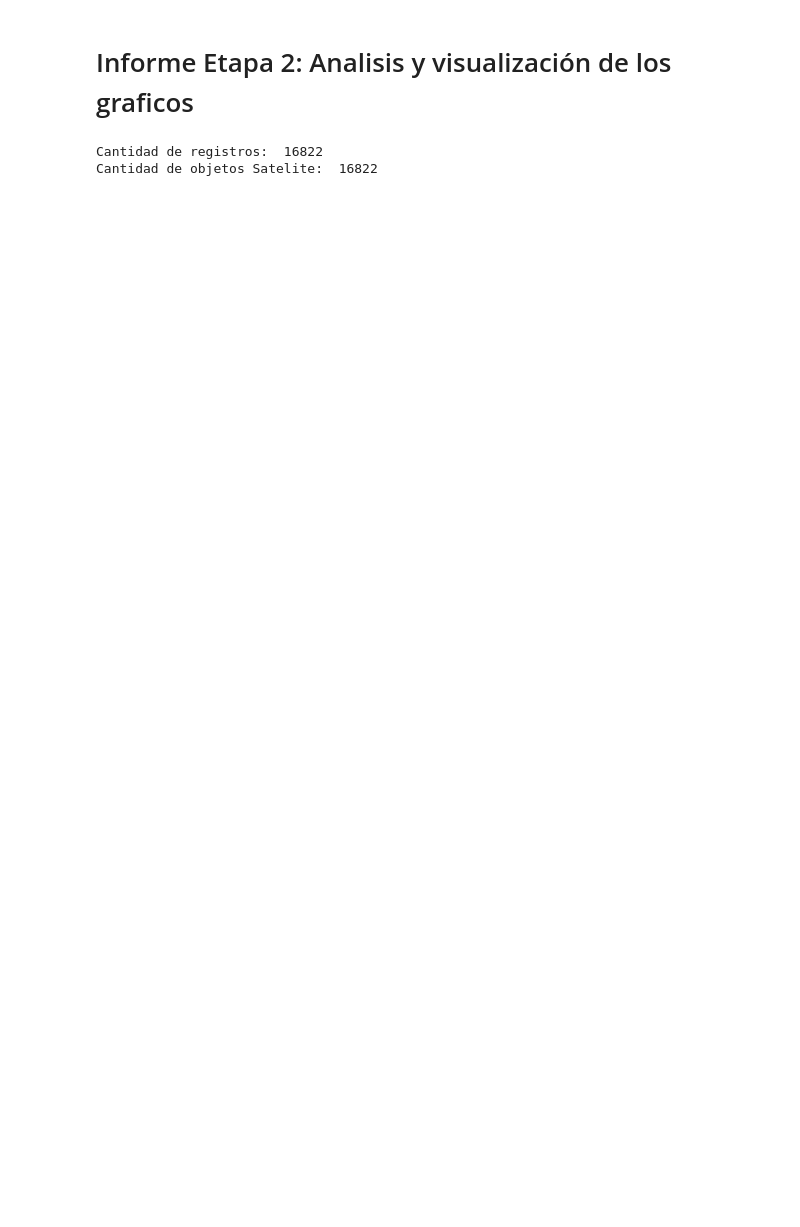
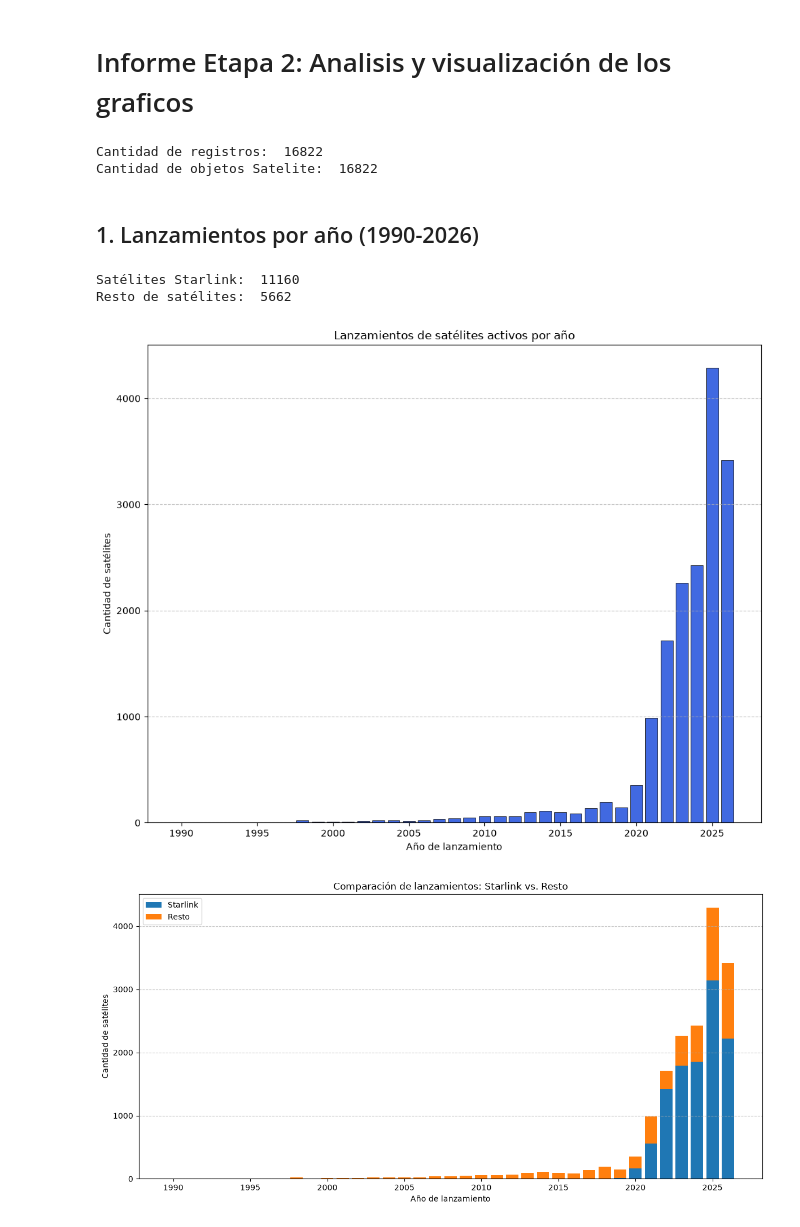
Before and after one commit to don-satur/proyesat, a Jupyter notebook: etapa_2/informe.ipynb, the cells around one changed output. Saved outputs shown, nothing was run; the diff lists cells and outputs as text; code cells hidden in the pictures; blank space fills up the shorter version.

Commit message:
Actualizo informe de la etapa 2 y agrego el grafico de Lanzamientos por año

```diff
--- a/etapa_2/informe.ipynb
+++ b/etapa_2/informe.ipynb
@@ -42,3 +42,37 @@ print("Cantidad de objetos Satelite: ",len(satelites))
 # %% [output]
 Cantidad de registros:  16822
 Cantidad de objetos Satelite:  16822
+# %% [markdown]
+## 1. Lanzamientos por año (1990-2026)
+# %%
+lanzamientos = lanzamientos_por_anio(registros)
+
+registros_starlink = [
+    reg for reg in registros
+    if grupo(reg["OBJECT_NAME"]) == "Starlink"
+]
+registros_resto = [
+    reg for reg in registros
+    if grupo(reg["OBJECT_NAME"]) != "Starlink"
+]
+lanzamientos_starlink = lanzamientos_por_anio(registros_starlink)
+lanzamientos_resto = lanzamientos_por_anio(registros_resto)
+
+lanzamientos_90_26 = {a: c for a, c in lanzamientos.items() if 1990 <= a <= 2026}
+starlink_90_26 = {a: c for a, c in lanzamientos_starlink.items() if 1990 <= a <= 2026}
+resto_90_26 = {a: c for a,c in lanzamientos_resto.items() if 1990 <= a <= 2026}
+
+print("Satélites Starlink: ", len(registros_starlink))
+print("Resto de satélites: ", len(registros_resto))
+# %% [output]
+Satélites Starlink:  11160
+Resto de satélites:  5662
+# %%
+graficar_lanzamientos(lanzamientos_90_26)
+graficar_lanzamientos_apilados(
+    starlink_90_26,
+    resto_90_26
+)
+# %% [output]
+[figure, added]
+[figure, added]
```
